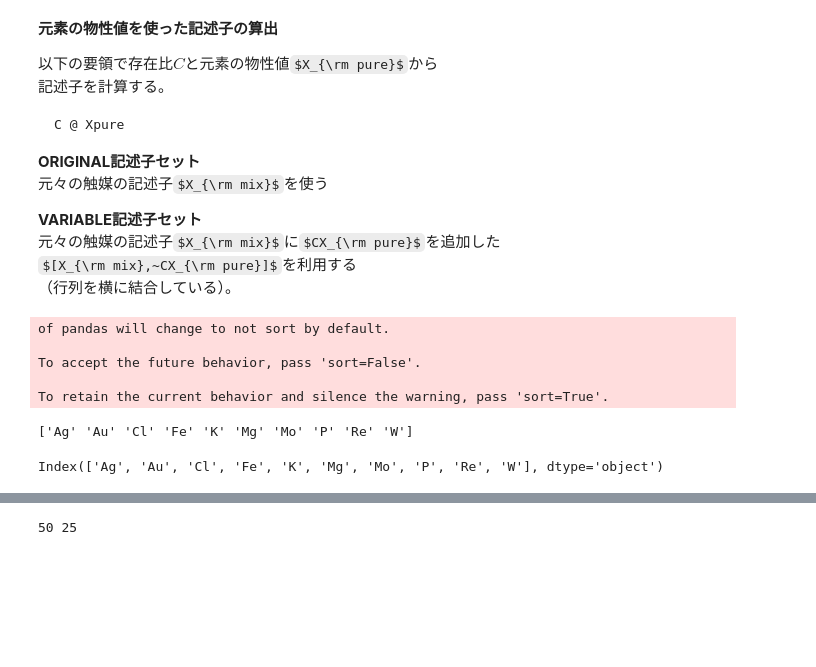
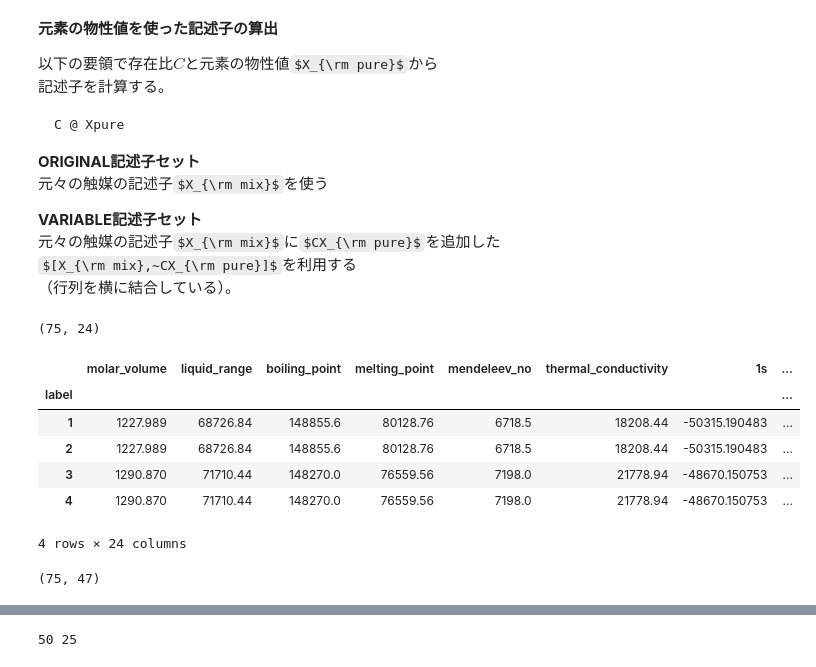
Before and after one commit to funatsu-lab/support-page, a Jupyter notebook: notebooks/9.2-catalyst-exhaustive.ipynb, the cells around one changed output, grey strips where cells are left out. Saved outputs shown, nothing was run; the diff lists cells and outputs as text; code cells hidden in the pictures; some formulas as TeX source; blank space fills up the shorter version.

```diff
--- a/notebooks/9.2-catalyst-exhaustive.ipynb
+++ b/notebooks/9.2-catalyst-exhaustive.ipynb
@@ -114,12 +117,6 @@ C @ Xpure
 $[X_{\rm mix},~CX_{\rm pure}]$を利用する<br>
 （行列を横に結合している）。
 # %%
-from pandas import concat, merge
-X_combi = concat((df_X, df_orbits), axis=1)
-Xpure = X_combi.loc[X_combi.isna().sum(axis=1)==0,]
+X_combi = pd.concat((df_X, df_orbits), axis=1) # Element全体
+
+Xpure   = X_combi.loc[elements_indesc] # dfに含まれる元素だけをリストアップ
-# %% [output]
-of pandas will change to not sort by default.
-
-To accept the future behavior, pass 'sort=False'.
-
-To retain the current behavior and silence the warning, pass 'sort=True'.
@@ -129,6 +122,0 @@ df_X = df_X.reindex(sort(Xpure.index))
-# %%
-print(sort(Xpure.index))
-Xpure.index
-# %% [output]
-['Ag' 'Au' 'Cl' 'Fe' 'K' 'Mg' 'Mo' 'P' 'Re' 'W']
-Index(['Ag', 'Au', 'Cl', 'Fe', 'K', 'Mg', 'Mo', 'P', 'Re', 'W'], dtype='object')
@@ -139,2 +123,18 @@ Xmix = df[Xpure_desc.index]@ Xpure_desc
+# %%
+Xmix = df[Xpure.index] @ Xpure # 元素組成比 × 元素記述子
+print(Xmix.shape)
+Xmix.head(4)
+# %% [output]
+(75, 24)
+|  | molar_volume | liquid_range | boiling_point | melting_point | mendeleev_no | thermal_conductivity | 1s | ... |
+| label |  |  |  |  |  |  |  | ... |
+| 1 | 1227.989 | 68726.84 | 148855.6 | 80128.76 | 6718.5 | 18208.44 | -50315.190483 | ... |
+| 2 | 1227.989 | 68726.84 | 148855.6 | 80128.76 | 6718.5 | 18208.44 | -50315.190483 | ... |
+| 3 | 1290.870 | 71710.44 | 148270.0 | 76559.56 | 7198.0 | 21778.94 | -48670.150753 | ... |
+| 4 | 1290.870 | 71710.44 | 148270.0 | 76559.56 | 7198.0 | 21778.94 | -48670.150753 | ... |
+4 rows × 24 columns
 # %%
-Xcalc = concat((Xmix,df), axis=1)
+Xcalc = pd.concat((Xmix,df), axis=1)
+print(Xcalc.shape)
+# %% [output]
+(75, 47)
```
Also changed, not shown: parts of 24 cells of this notebook, 1 other file.
